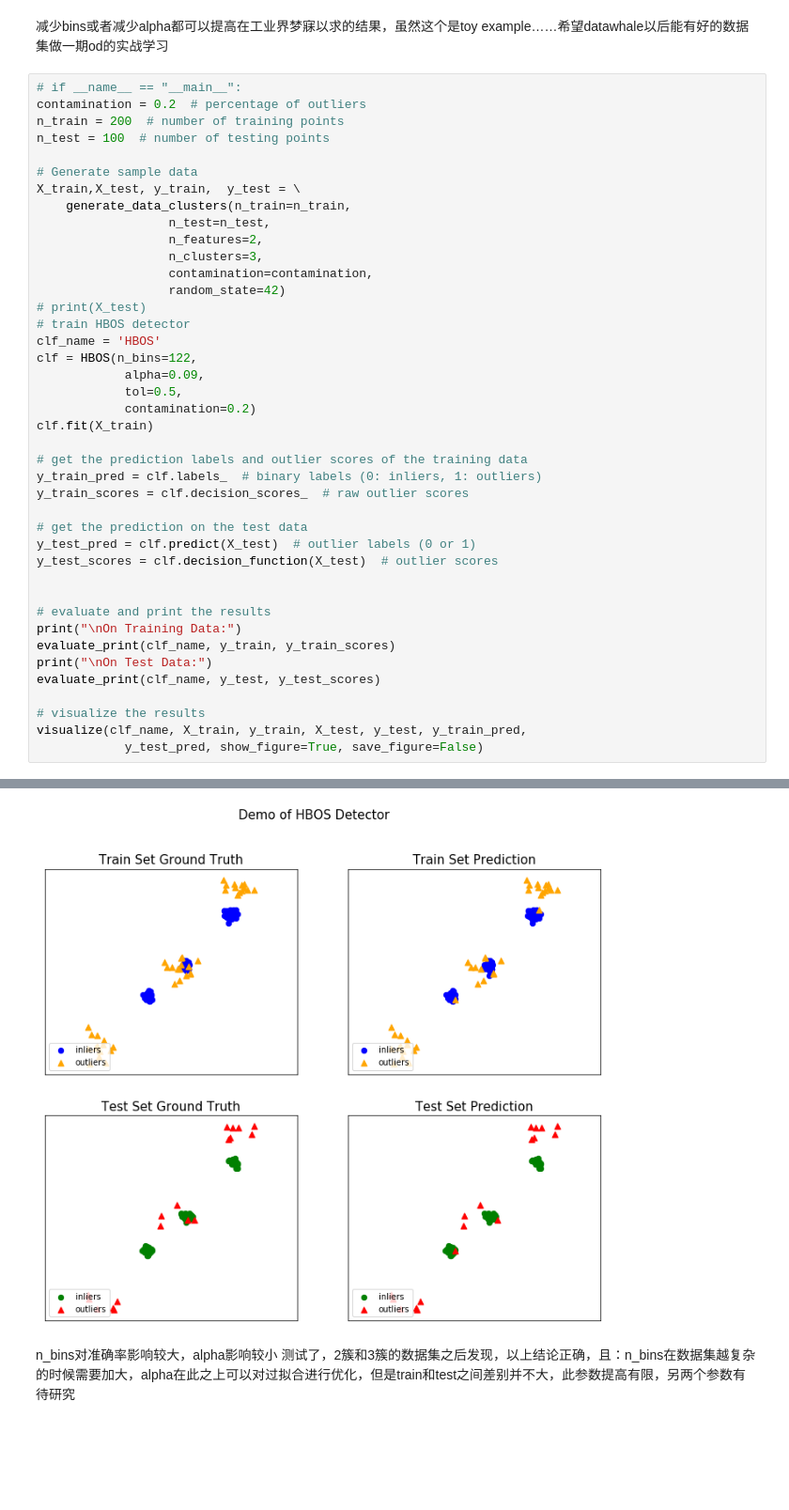
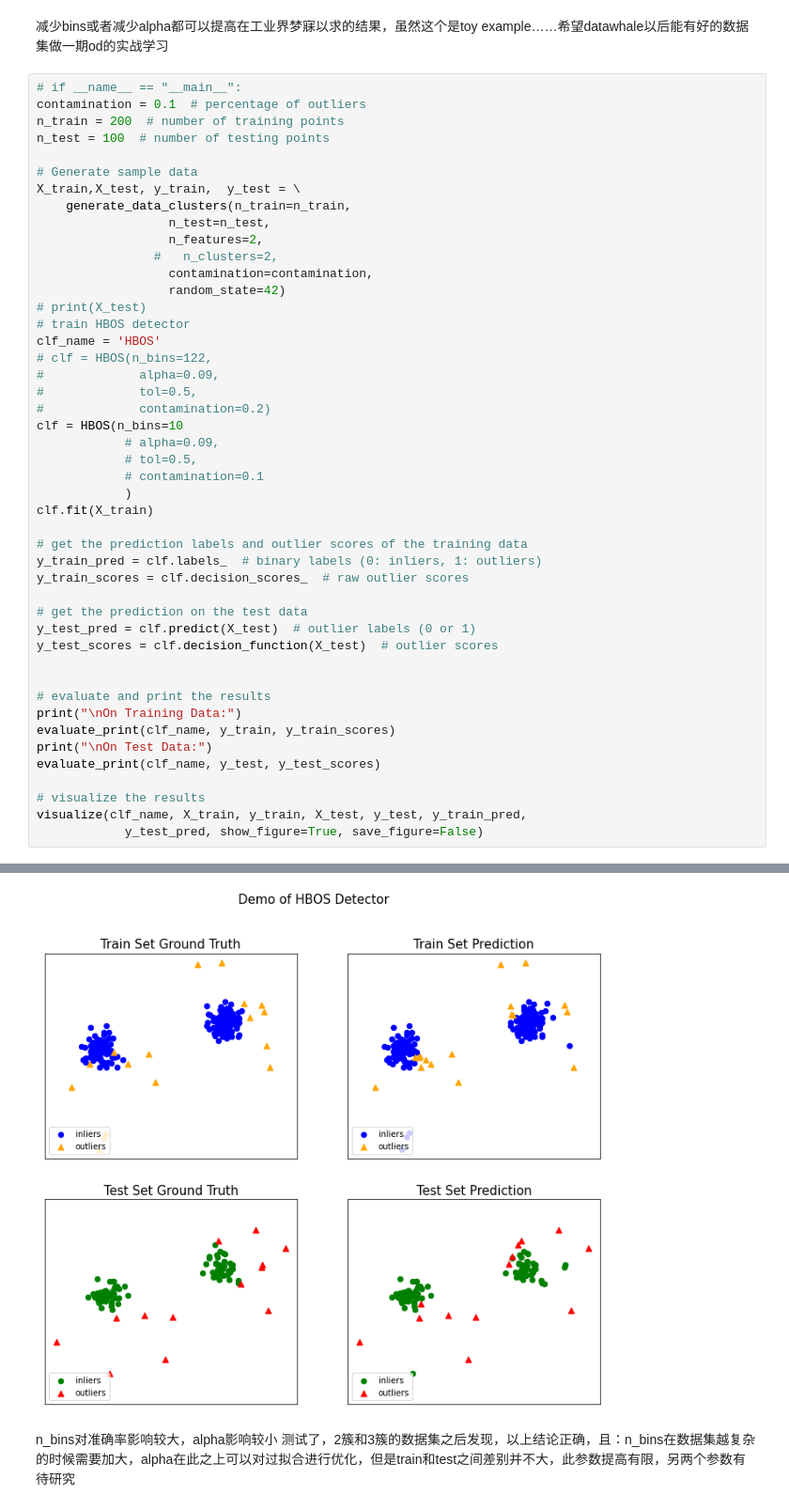
Before and after one commit to JonXia/dataAnalyze, a Jupyter notebook: od/base_on_statistics.ipynb, the cells around one changed output, grey strips where cells are left out. Shown at 94% size. Cells and saved outputs as stored; diff of their text form; blank space fills up the shorter version.

```diff
--- a/od/base_on_statistics.ipynb
+++ b/od/base_on_statistics.ipynb
@@ -167,7 +213,7 @@ HBOS ROC:1.0, precision @ rank n:1.0
 减少bins或者减少alpha都可以提高在工业界梦寐以求的结果，虽然这个是toy example……希望datawhale以后能有好的数据集做一期od的实战学习
 # %%
 # if __name__ == "__main__":
-contamination = 0.2  # percentage of outliers
+contamination = 0.1  # percentage of outliers
 n_train = 200  # number of training points
 n_test = 100  # number of testing points
 
@@ -176,16 +222,21 @@ X_train,X_test, y_train,  y_test = \
     generate_data_clusters(n_train=n_train,
                   n_test=n_test,
                   n_features=2,
-                  n_clusters=3,
+                #   n_clusters=2,
                   contamination=contamination,
                   random_state=42)
 # print(X_test)
 # train HBOS detector
 clf_name = 'HBOS'
-clf = HBOS(n_bins=122,
-            alpha=0.09,
-            tol=0.5,
-            contamination=0.2)
+# clf = HBOS(n_bins=122,
+#             alpha=0.09,
+#             tol=0.5,
+#             contamination=0.2)
+clf = HBOS(n_bins=10
+            # alpha=0.09,
+            # tol=0.5,
+            # contamination=0.1
+            )
 clf.fit(X_train)
 
 # get the prediction labels and outlier scores of the training data
@@ -215,4 +266,4 @@ HBOS ROC:0.9729, precision @ rank n:0.9444
-[figure, old version]
+[figure, new version]
 # %% [markdown]
 n_bins对准确率影响较大，alpha影响较小
 测试了，2簇和3簇的数据集之后发现，以上结论正确，且：n_bins在数据集越复杂的时候需要加大，alpha在此之上可以对过拟合进行优化，但是train和test之间差别并不大，此参数提高有限，另两个参数有待研究
```
Also changed, not shown: parts of 6 cells of this notebook, 5 other files.
